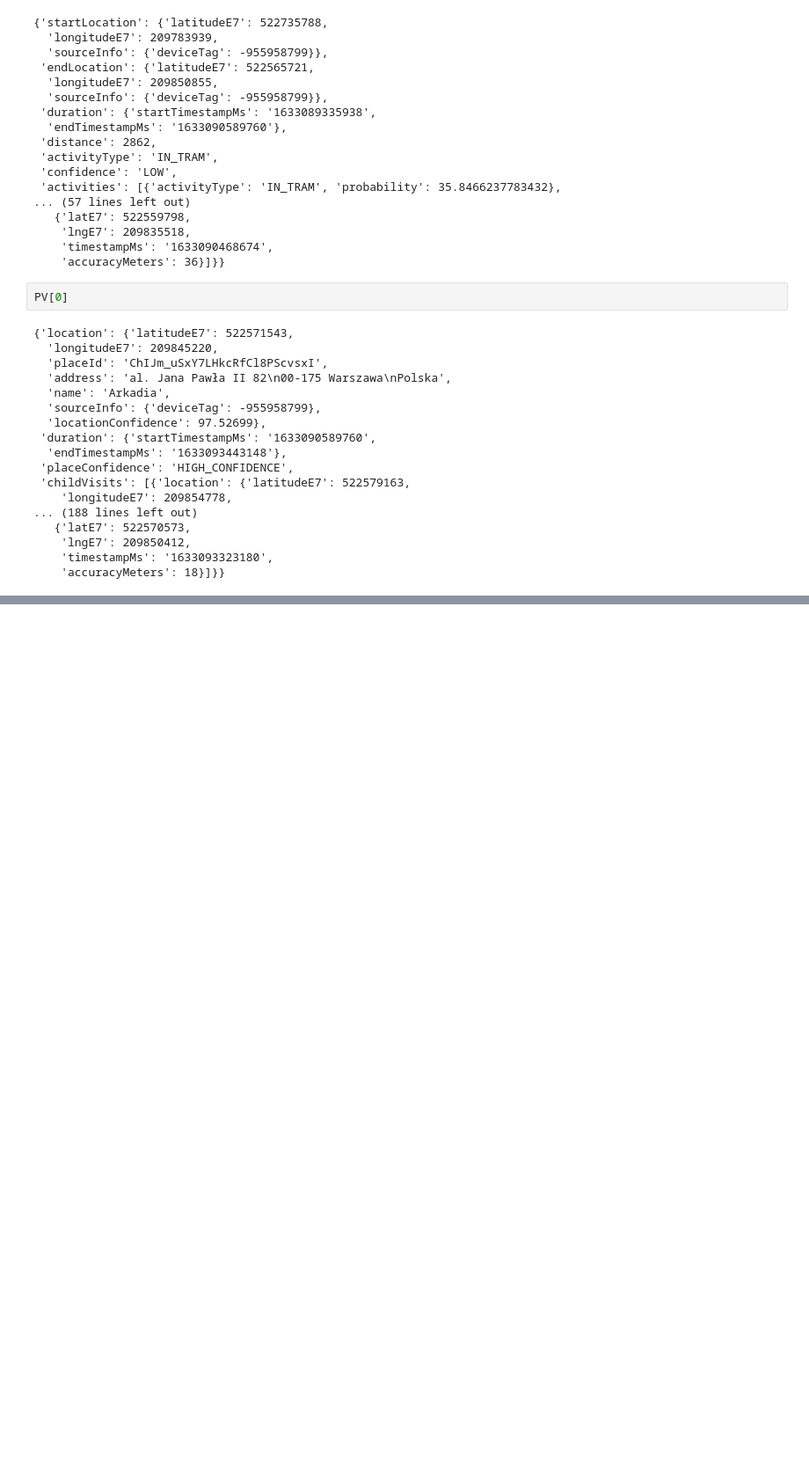
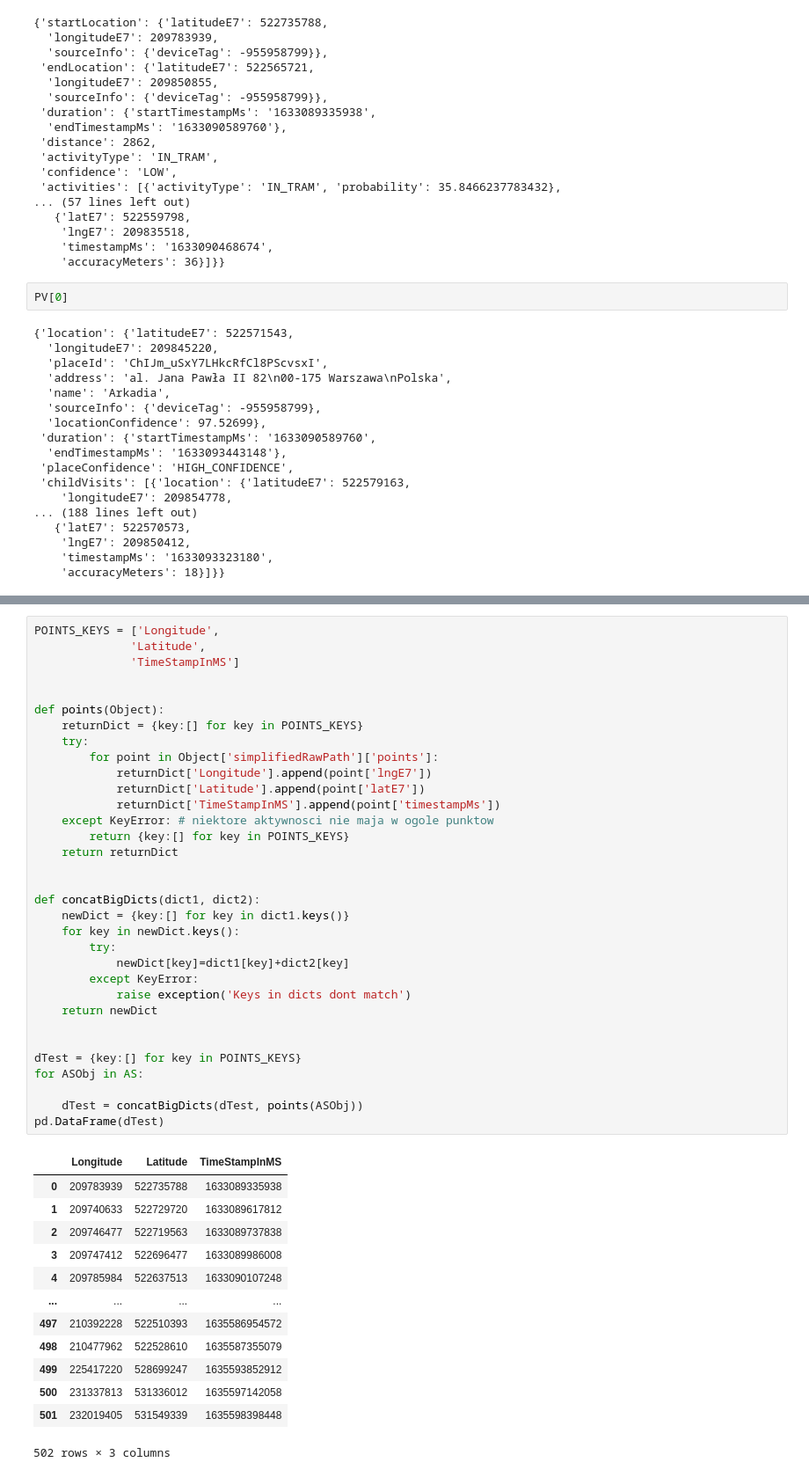
Before and after one commit to Grzgorzk/TWD-proj2, a Jupyter notebook: random exploration/Untitled.ipynb, the cells around one changed output, grey strips where cells are left out. Shown at 88% size. Drawn from its saved outputs; the diff is of its cells as text; blank space fills up the shorter version.

```diff
--- a/random exploration/Untitled.ipynb
+++ b/random exploration/Untitled.ipynb
@@ -90,0 +143,47 @@ PV[0]
+# %%
+POINTS_KEYS = ['Longitude',
+              'Latitude',
+              'TimeStampInMS']
+
+
+def points(Object):
+    returnDict = {key:[] for key in POINTS_KEYS}
+    try:
+        for point in Object['simplifiedRawPath']['points']:
+            returnDict['Longitude'].append(point['lngE7'])
+            returnDict['Latitude'].append(point['latE7'])
+            returnDict['TimeStampInMS'].append(point['timestampMs'])
+    except KeyError: # niektore aktywnosci nie maja w ogole punktow
+        return {key:[] for key in POINTS_KEYS}
+    return returnDict
+
+
+def concatBigDicts(dict1, dict2):
+    newDict = {key:[] for key in dict1.keys()}
+    for key in newDict.keys():
+        try:
+            newDict[key]=dict1[key]+dict2[key]
+        except KeyError:
+            raise exception('Keys in dicts dont match')
+    return newDict
+
+
+dTest = {key:[] for key in POINTS_KEYS}
+for ASObj in AS:
+
+    dTest = concatBigDicts(dTest, points(ASObj))
+pd.DataFrame(dTest)
+# %% [output]
+|  | Longitude | Latitude | TimeStampInMS |
+| 0 | 209783939 | 522735788 | 1633089335938 |
+| 1 | 209740633 | 522729720 | 1633089617812 |
+| 2 | 209746477 | 522719563 | 1633089737838 |
+| 3 | 209747412 | 522696477 | 1633089986008 |
+| 4 | 209785984 | 522637513 | 1633090107248 |
+| ... | ... | ... | ... |
+| 497 | 210392228 | 522510393 | 1635586954572 |
+| 498 | 210477962 | 522528610 | 1635587355079 |
+| 499 | 225417220 | 528699247 | 1635593852912 |
+| 500 | 231337813 | 531336012 | 1635597142058 |
+| 501 | 232019405 | 531549339 | 1635598398448 |
+502 rows × 3 columns
```
Also changed, not shown: parts of 4 cells of this notebook, 4 other files.
